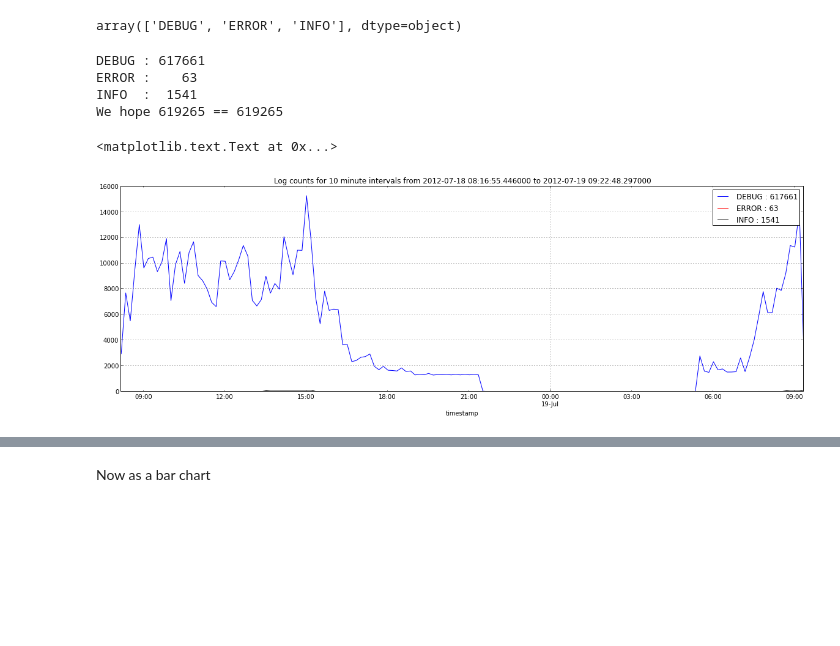
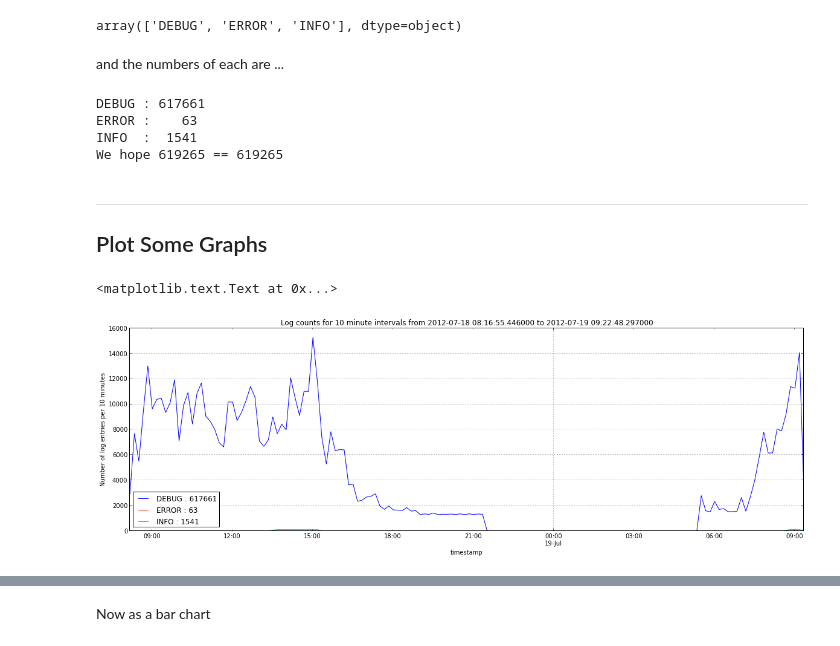
Before and after one commit to peterwilliams97/log_analysis, a Jupyter notebook: nb_pandas.ipynb, the cells around one changed output, grey strips where cells are left out. Drawn from its saved outputs; the diff is of its cells as text; code cells hidden in the pictures; blank space fills up the shorter version.

```diff
--- a/nb_pandas.ipynb
+++ b/nb_pandas.ipynb
@@ -11,4 +11,4 @@ import re, sys, glob
 import pandas as pd
 from pandas import DataFrame, Series, Timestamp, DateOffset
 import matplotlib as mpl
-mpl.rcParams['axes.color_cycle'] = ['b', 'r', 'k', 'y', 'm', 'c']
+mpl.rcParams['axes.color_cycle'] = ['b', 'r', 'c', 'y', 'k', 'm']
@@ -92,6 +102,8 @@ levels = df.level.unique()
 levels
 # %% [output]
 array(['DEBUG', 'ERROR', 'INFO'], dtype=object)
+# %% [markdown]
+and the numbers of each are ...
 # %%
 for level in levels:
     print '%-5s : %5d' % (level, len(df[df.level==level]))
@@ -101,17 +113,22 @@ DEBUG : 617661
 ERROR :    63
 INFO  :  1541
 We hope 619265 == 619265
+# %% [markdown]
+***
+Plot Some Graphs
+-----------
 # %%
 plt.figsize(20,6)
 levels = df.level.unique()
 for level in levels:
     bars = df[df.level==level].logfile.resample('10min', how='count')
     bars.plot(label='%s : %d' % (level, len(df[df.level==level])))
-legend()
+legend(loc='best')
 title('Log counts for 10 minute intervals from %s to %s' % (df.index.min(), df.index.max()))
+ylabel('Number of log entries per 10 minutes')
 # %% [output]
 <matplotlib.text.Text at 0x...>
-[figure, old version]
+[figure, new version]
 # %%
 plt.figsize(20,4)
 for level in ['INFO', 'ERROR']:
```
Also changed, not shown: parts of 8 cells of this notebook.
